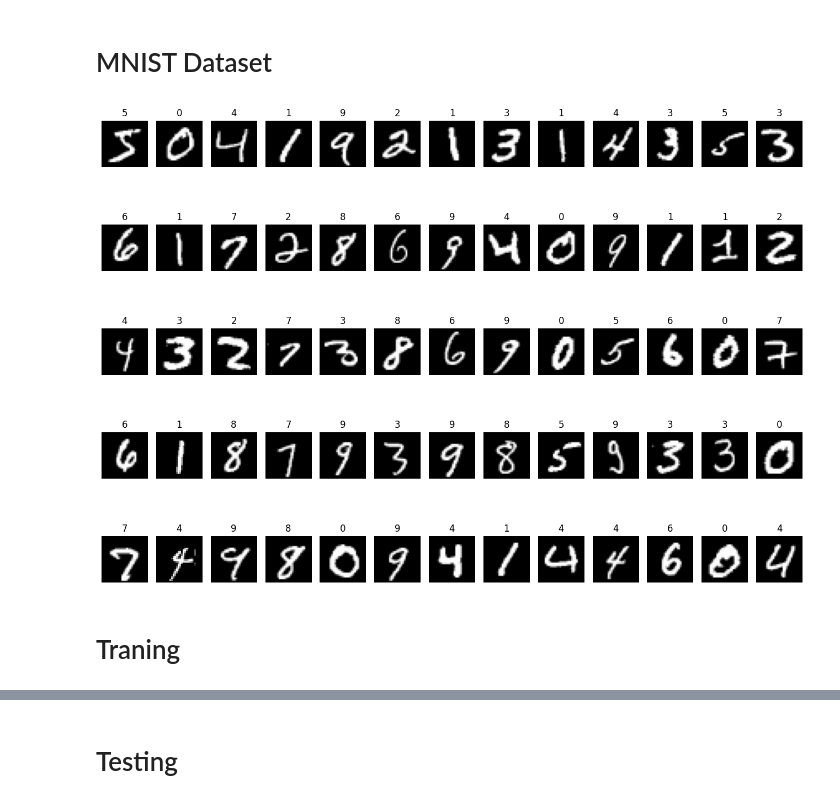
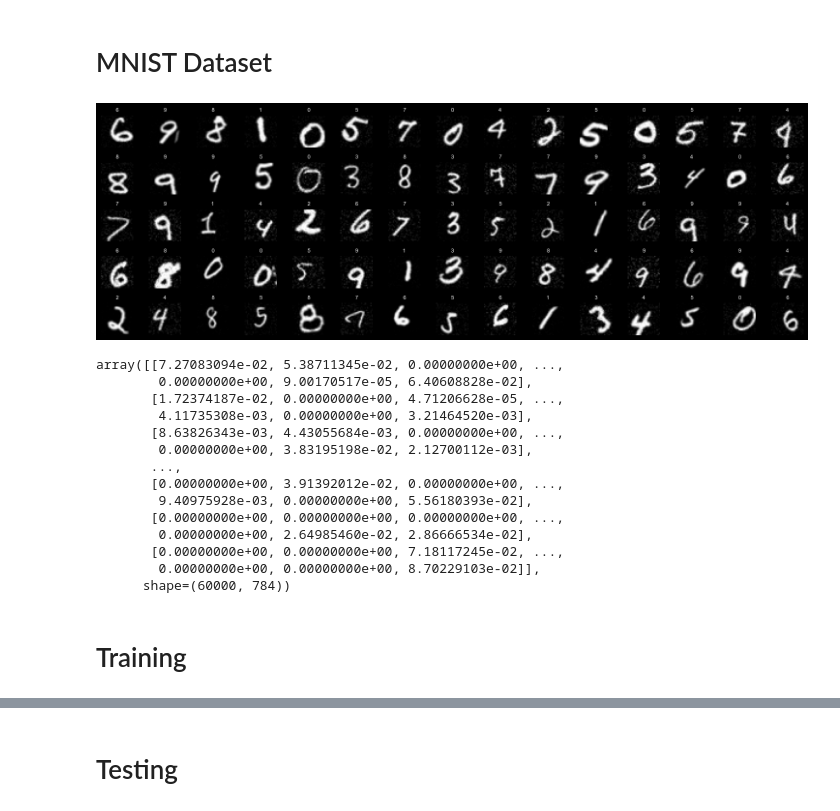
Before and after one commit to danilosiervi/neural_network, a Jupyter notebook: numbers_prediction.ipynb, the cells around one changed output, grey strips where cells are left out. Cells and saved outputs as stored; diff of their text form; code cells hidden in the pictures.

```diff
--- a/numbers_prediction.ipynb
+++ b/numbers_prediction.ipynb
@@ -14,4 +17,13 @@ from model.optimizers.adam import Adam
 # %% [markdown]
 # MNIST Dataset
 # %%
-(x_train, y_train), (x_test, y_test) = mnist.load_data()
+mnist = fetch_openml('mnist_784')
+X = mnist['data'].to_numpy() / 255.0
+y = mnist['target'].astype(int).to_numpy()
+
+x_train, x_test, y_train, y_test = train_test_split(
+    X, y,
+    test_size=10000,
+    random_state=42,
+    stratify=y
+)
@@ -18,19 +72,35 @@ from model.optimizers.adam import Adam
 # %%
-num_rows = 5
-images_per_row = 13
+num_images = 75
+num_cols = 15
+num_rows = num_images // num_cols
 
-plt.figure(figsize=(13, 2 * num_rows))
-for row in range(num_rows):
-    for i in range(images_per_row):
-        index = row * images_per_row + i
-        plt.subplot(num_rows, images_per_row, row * images_per_row + i + 1)
-        plt.imshow(x_train[index], cmap="gray")
-        plt.title(str(y_train[index]))
-        plt.axis("off")
+plt.figure(figsize=(15, 5))
+for i in range(num_images):
+    plt.subplot(num_rows, num_cols, i + 1)
+    plt.imshow(x_train[i].reshape(28, 28), cmap='gray')
+    plt.title(str(y_train[i]), fontsize=8)
+    plt.axis('off')
 
 plt.tight_layout()
 plt.show()
 # %% [output]
-[figure, old version]
+[figure, new version]
+# %%
+x_train
+# %% [output]
+array([[7.27083094e-02, 5.38711345e-02, 0.00000000e+00, ...,
+        0.00000000e+00, 9.00170517e-05, 6.40608828e-02],
+       [1.72374187e-02, 0.00000000e+00, 4.71206628e-05, ...,
+        4.11735308e-03, 0.00000000e+00, 3.21464520e-03],
+       [8.63826343e-03, 4.43055684e-03, 0.00000000e+00, ...,
+        0.00000000e+00, 3.83195198e-02, 2.12700112e-03],
+       ...,
+       [0.00000000e+00, 3.91392012e-02, 0.00000000e+00, ...,
+        9.40975928e-03, 0.00000000e+00, 5.56180393e-02],
+       [0.00000000e+00, 0.00000000e+00, 0.00000000e+00, ...,
+        0.00000000e+00, 2.64985460e-02, 2.86666534e-02],
+       [0.00000000e+00, 0.00000000e+00, 7.18117245e-02, ...,
+        0.00000000e+00, 0.00000000e+00, 8.70229103e-02]],
+      shape=(60000, 784))
 # %% [markdown]
-# Traning
+# Training
```
Also changed, not shown: parts of 6 cells of this notebook.
